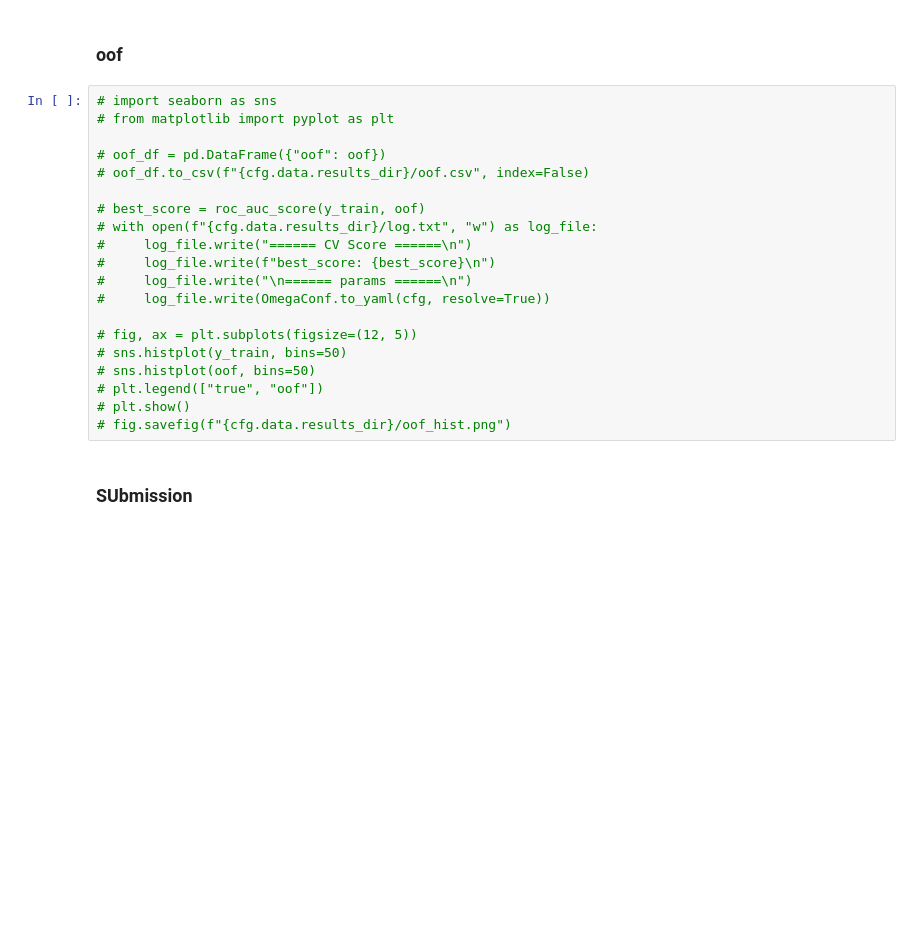
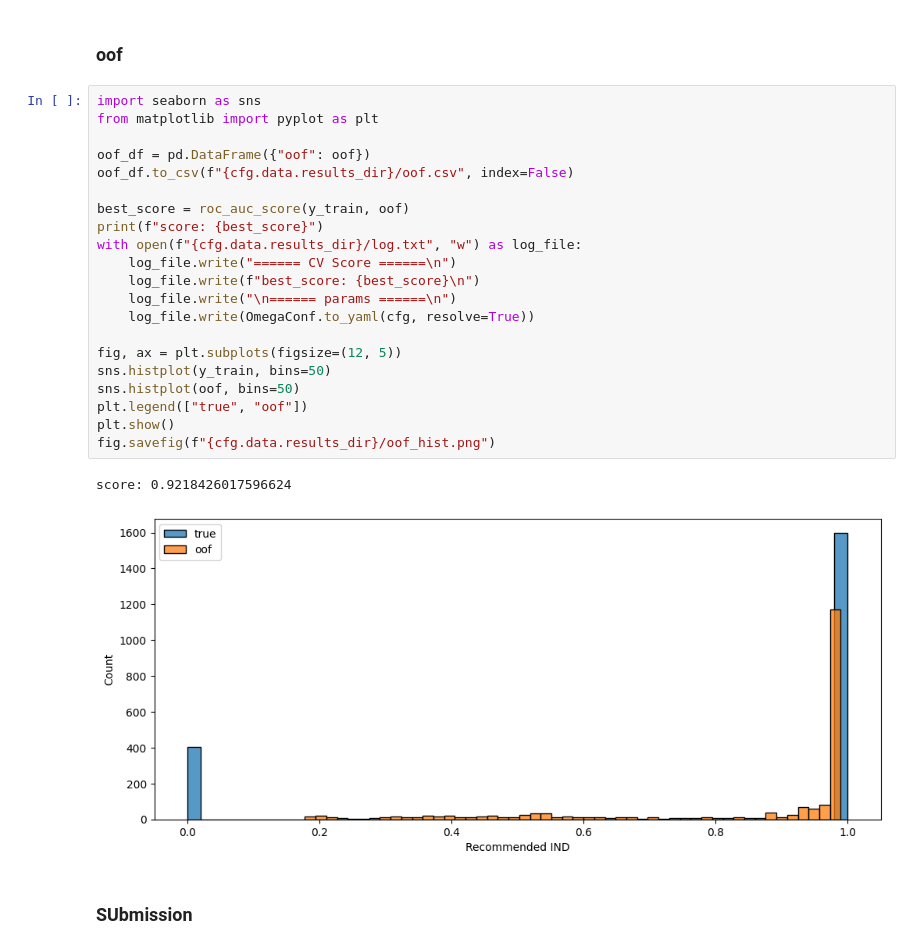
Before and after one commit to yumizu-da/atmaCup17, a Jupyter notebook: exp/006/run.ipynb, the cells around one changed output. Drawn from its saved outputs; the diff is of its cells as text; blank space fills up the shorter version.

```diff
--- a/exp/006/run.ipynb
+++ b/exp/006/run.ipynb
@@ -200,25 +216,29 @@ KeyboardInterrupt:
 # %% [markdown]
 ### oof
 # %%
-# import seaborn as sns
-# from matplotlib import pyplot as plt
+import seaborn as sns
+from matplotlib import pyplot as plt
 
-# oof_df = pd.DataFrame({"oof": oof})
-# oof_df.to_csv(f"{cfg.data.results_dir}/oof.csv", index=False)
+oof_df = pd.DataFrame({"oof": oof})
+oof_df.to_csv(f"{cfg.data.results_dir}/oof.csv", index=False)
 
-# best_score = roc_auc_score(y_train, oof)
-# with open(f"{cfg.data.results_dir}/log.txt", "w") as log_file:
-#     log_file.write("====== CV Score ======\n")
-#     log_file.write(f"best_score: {best_score}\n")
-#     log_file.write("\n====== params ======\n")
-#     log_file.write(OmegaConf.to_yaml(cfg, resolve=True))
+best_score = roc_auc_score(y_train, oof)
+print(f"score: {best_score}")
+with open(f"{cfg.data.results_dir}/log.txt", "w") as log_file:
+    log_file.write("====== CV Score ======\n")
+    log_file.write(f"best_score: {best_score}\n")
+    log_file.write("\n====== params ======\n")
+    log_file.write(OmegaConf.to_yaml(cfg, resolve=True))
 
-# fig, ax = plt.subplots(figsize=(12, 5))
-# sns.histplot(y_train, bins=50)
-# sns.histplot(oof, bins=50)
-# plt.legend(["true", "oof"])
-# plt.show()
-# fig.savefig(f"{cfg.data.results_dir}/oof_hist.png")
+fig, ax = plt.subplots(figsize=(12, 5))
+sns.histplot(y_train, bins=50)
+sns.histplot(oof, bins=50)
+plt.legend(["true", "oof"])
+plt.show()
+fig.savefig(f"{cfg.data.results_dir}/oof_hist.png")
+# %% [output]
+score: 0.9218426017596624
+[figure, added]
 # %% [markdown]
 ### SUbmission
 # %%
```
Also changed, not shown: parts of 4 cells of this notebook, 2 other files.
